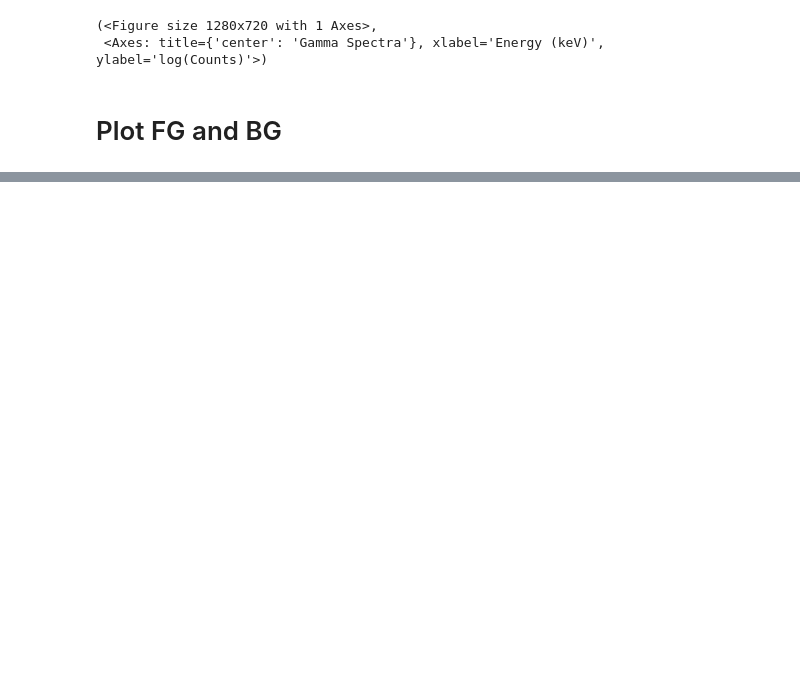
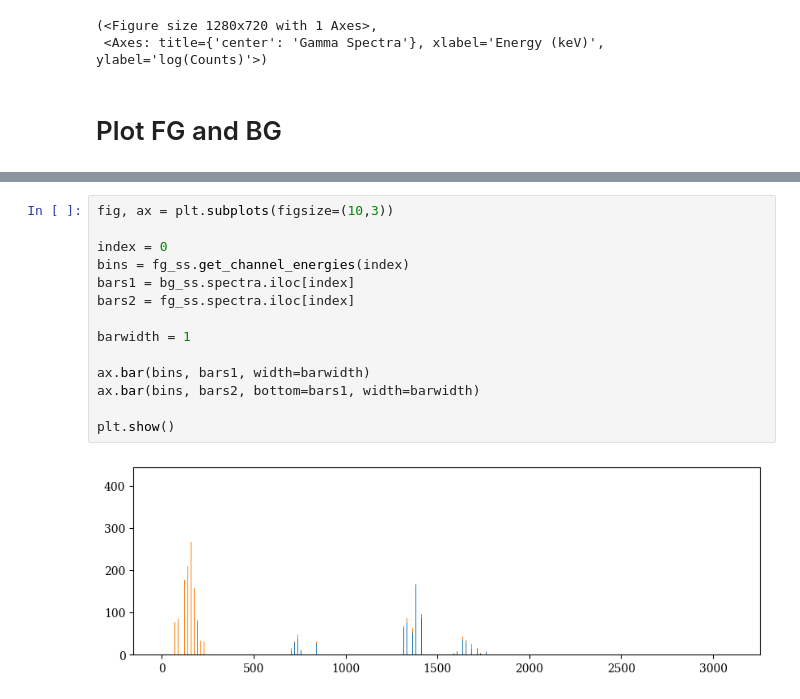
Before and after one commit to sandialabs/PyRIID, a Jupyter notebook: examples/visualization/plots.ipynb, the cells around one changed output, grey strips where cells are left out. Saved outputs shown, nothing was run; the diff lists cells and outputs as text; blank space fills up the shorter version.

```diff
--- a/examples/visualization/plots.ipynb
+++ b/examples/visualization/plots.ipynb
@@ -128,0 +127,16 @@ plot_fg_and_bg_spectra(fg_ss, bg_ss, index=3000, yscale='log', xscale='log', xli
+# %%
+fig, ax = plt.subplots(figsize=(10,3))
+
+index = 0
+bins = fg_ss.get_channel_energies(index)
+bars1 = bg_ss.spectra.iloc[index]
+bars2 = fg_ss.spectra.iloc[index]
+
+barwidth = 1
+
+ax.bar(bins, bars1, width=barwidth)
+ax.bar(bins, bars2, bottom=bars1, width=barwidth)
+
+plt.show()
+# %% [output]
+[figure, added]
```
Also changed, not shown: parts of 6 cells of this notebook.
